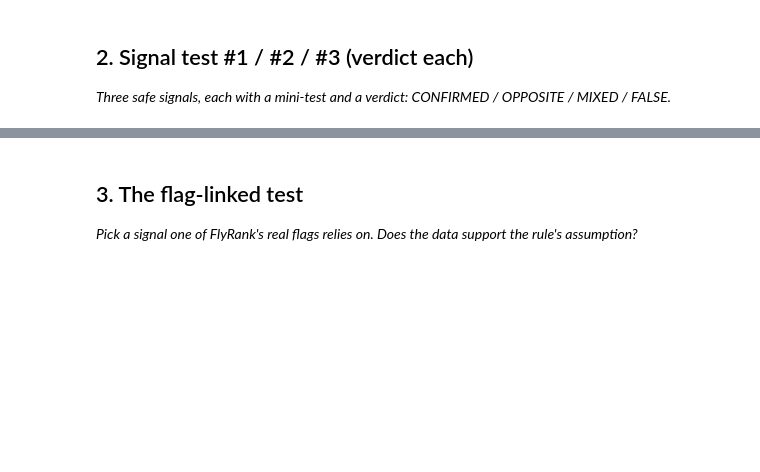
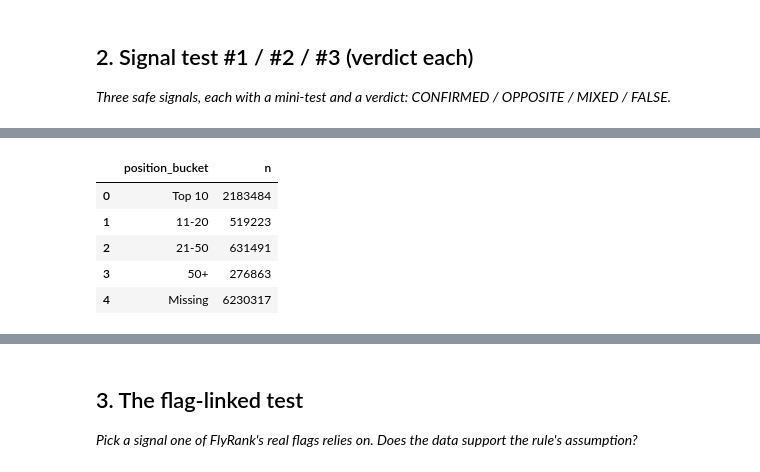
Before and after one commit to ShubhamSnSharma/flyrank-ml-internship, a Jupyter notebook: work/notebooks/w04_signal_audit.ipynb, the cells around one changed output, grey strips where cells are left out. Drawn from its saved outputs; the diff is of its cells as text; code cells hidden in the pictures; blank space fills up the shorter version.

```diff
--- a/work/notebooks/w04_signal_audit.ipynb
+++ b/work/notebooks/w04_signal_audit.ipynb
@@ -16,0 +185,39 @@ This skeleton is yours to fill. Work the sections **in order** — each one has
+# %%
+con.sql(f"""
+SELECT
+
+CASE
+    WHEN gsc_avg_position IS NULL THEN 'Missing'
+    WHEN gsc_avg_position <= 10 THEN 'Top 10'
+    WHEN gsc_avg_position <= 20 THEN '11-20'
+    WHEN gsc_avg_position <= 50 THEN '21-50'
+    ELSE '50+'
+END AS position_bucket,
+
+COUNT(*) AS n
+
+FROM read_parquet(
+    '{rel}/fact_content_daily_performance/**/*.parquet'
+)
+
+WHERE month='2026-03'
+
+GROUP BY position_bucket
+
+ORDER BY
+CASE position_bucket
+    WHEN 'Top 10' THEN 1
+    WHEN '11-20' THEN 2
+    WHEN '21-50' THEN 3
+    WHEN '50+' THEN 4
+    WHEN 'Missing' THEN 5
+END
+
+""").df()
+# %% [output]
+|  | position_bucket | n |
+| 0 | Top 10 | 2183484 |
+| 1 | 11-20 | 519223 |
+| 2 | 21-50 | 631491 |
+| 3 | 50+ | 276863 |
+| 4 | Missing | 6230317 |
```
Also changed, not shown: parts of 13 cells of this notebook.
